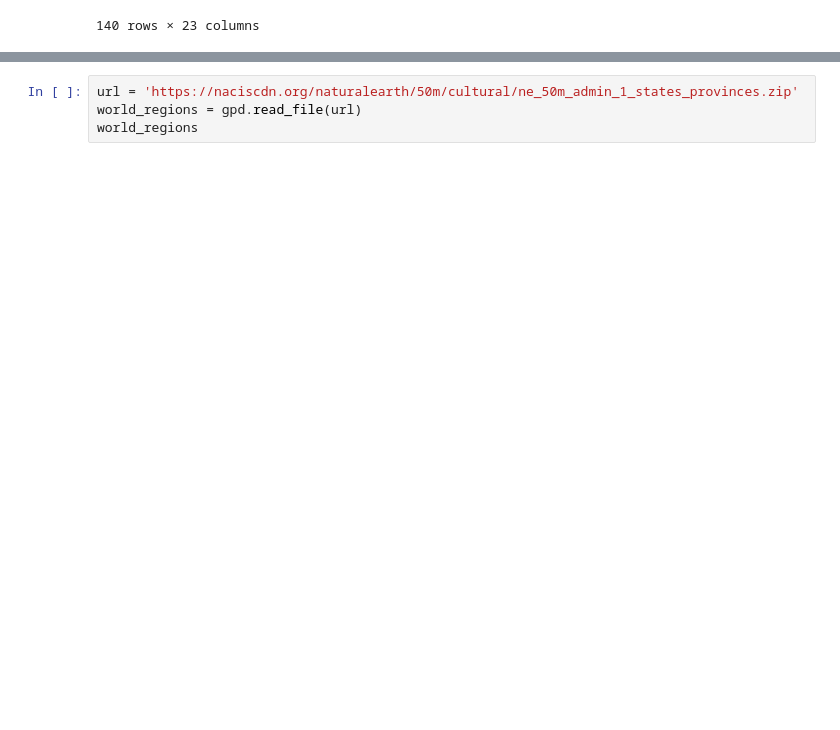
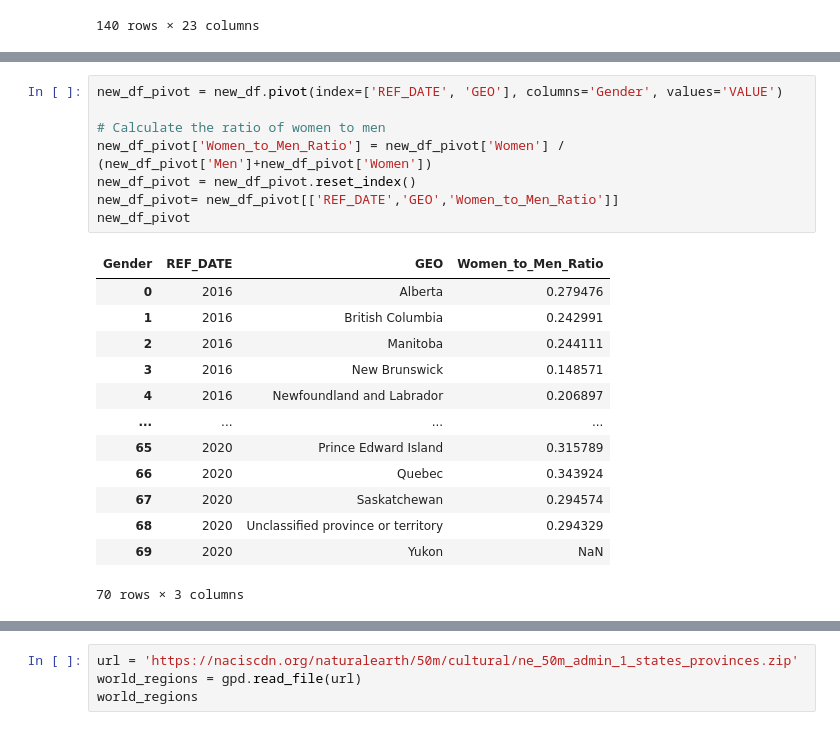
Before and after one commit to karan-khubdikar/DSCI-532_2024_13_Juno, a Jupyter notebook: notebooks/practice_code_chart.ipynb, the cells around one changed output, grey strips where cells are left out. Drawn from its saved outputs; the diff is of its cells as text; blank space fills up the shorter version.

```diff
--- a/notebooks/practice_code_chart.ipynb
+++ b/notebooks/practice_code_chart.ipynb
@@ -31,0 +53,22 @@ new_df
+# %%
+new_df_pivot = new_df.pivot(index=['REF_DATE', 'GEO'], columns='Gender', values='VALUE')
+
+# Calculate the ratio of women to men
+new_df_pivot['Women_to_Men_Ratio'] = new_df_pivot['Women'] / (new_df_pivot['Men']+new_df_pivot['Women'])
+new_df_pivot = new_df_pivot.reset_index()
+new_df_pivot= new_df_pivot[['REF_DATE','GEO','Women_to_Men_Ratio']]
+new_df_pivot
+# %% [output]
+| Gender | REF_DATE | GEO | Women_to_Men_Ratio |
+| 0 | 2016 | Alberta | 0.279476 |
+| 1 | 2016 | British Columbia | 0.242991 |
+| 2 | 2016 | Manitoba | 0.244111 |
+| 3 | 2016 | New Brunswick | 0.148571 |
+| 4 | 2016 | Newfoundland and Labrador | 0.206897 |
+| ... | ... | ... | ... |
+| 65 | 2020 | Prince Edward Island | 0.315789 |
+| 66 | 2020 | Quebec | 0.343924 |
+| 67 | 2020 | Saskatchewan | 0.294574 |
+| 68 | 2020 | Unclassified province or territory | 0.294329 |
+| 69 | 2020 | Yukon | NaN |
+70 rows × 3 columns
```
Also changed, not shown: parts of 9 cells of this notebook, 4 other files.
